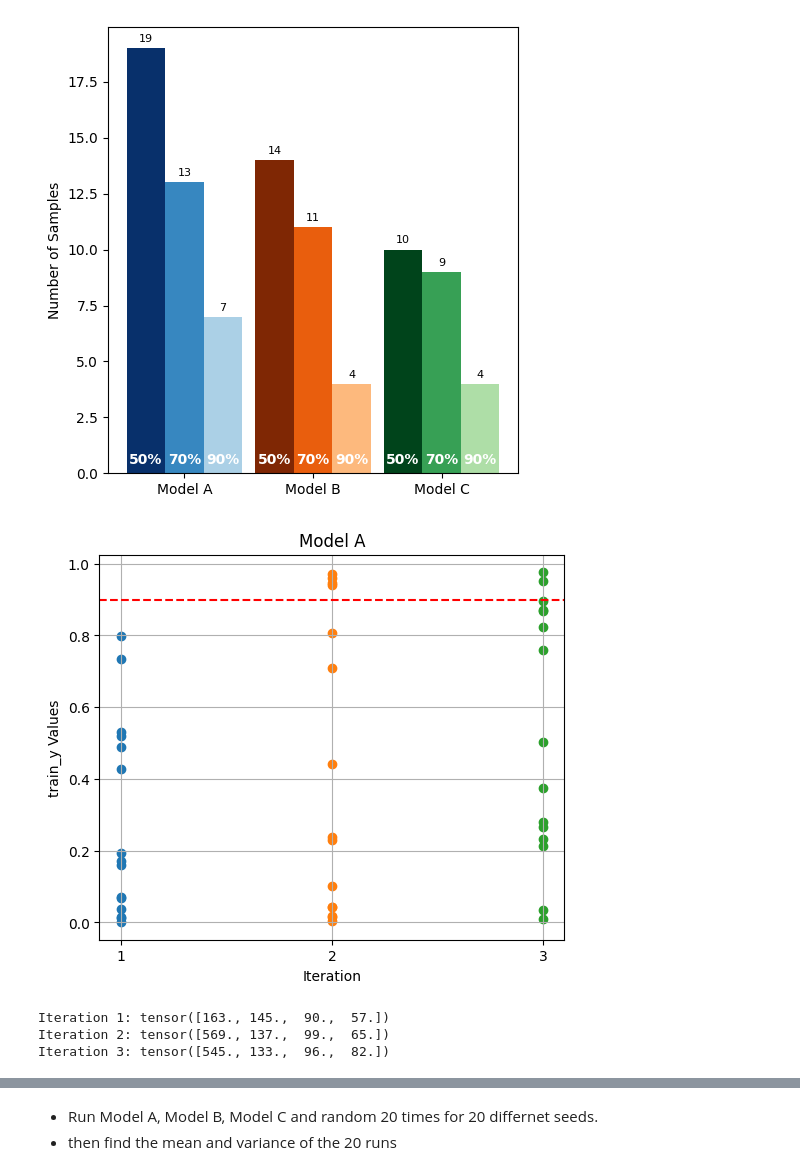
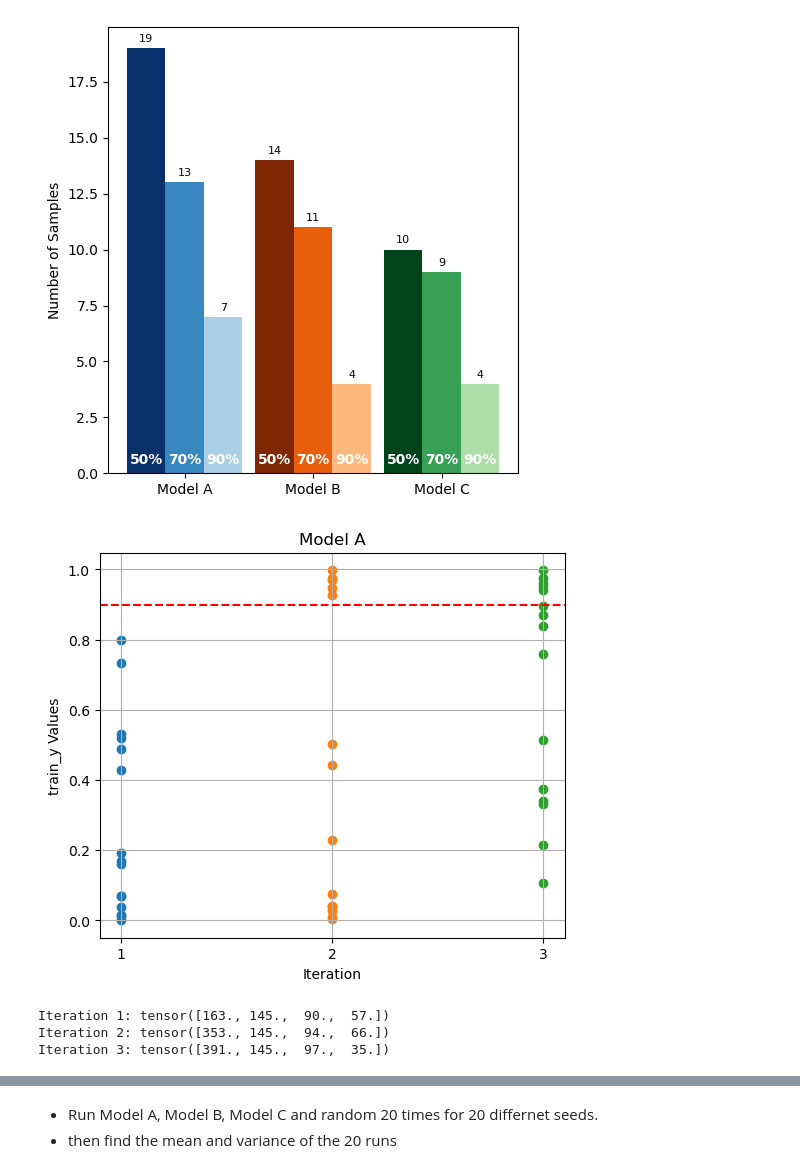
Before and after one commit to uwsunlab/BO-RFB, a Jupyter notebook: PoolBased/ComparisonTesting/querybasedPool.ipynb, the cells around one changed output, grey strips where cells are left out. Saved outputs shown, nothing was run; the diff lists cells and outputs as text; code cells hidden in the pictures.

Commit message:
Figures

```diff
--- a/PoolBased/ComparisonTesting/querybasedPool.ipynb
+++ b/PoolBased/ComparisonTesting/querybasedPool.ipynb
@@ -177,45 +177,45 @@ def BO_loop_ModelA(gp_model,train_nx, train_y,train_yvar, x_all, y_all, yvar_all
     return gp_model, train_nx, train_y, train_yvar
 # %%
 
-gp_modeA, train_nA, train_yA, train_yvaA = BO_loop_ModelA(gp_model, nx_train, y_train, y_train_var, x_input_new, y_output_new ,yvar_output_new, iterations = iterations)
+gp_modelA, train_nA, train_yA, train_yvaA = BO_loop_ModelA(gp_model, nx_train, y_train, y_train_var, x_input_new, y_output_new ,yvar_output_new, iterations = iterations)
 
 train_xA = unnormalize(train_nA, original_bounds)
 # Step 2: Initialize Plotting class
 variable_combinations = [('time', 'sulf', 'anly'), ('theta', 'r', 't'), ('n', 't', 'theta')]
-plotting = Plotting(gp_modeA, variable_combinations=variable_combinations)
+plotting = Plotting(gp_modelA, variable_combinations=variable_combinations,select='Gaussian')
 
 combination = variable_combinations[0]
 
 minmax = [y_train.min(), y_train.max()]
 # plotting.sliced_plotting('ModelA',combination, minmax)
 
 # Split train_y intoA iterations, each containingA points
 
 points_per_iteration = batch_size
 split_data = [train_yA[i * points_per_iteration:(i + 1) * points_per_iteration] for i in range(iterations)]
 split_datax = [train_xA[i * points_per_iteration:(i + 1) * points_per_iteration] for i in range(iterations)]
 
 # Plot the points vertically
 plt.figure(figsize=(6, 5))
 for i, data in enumerate(split_data):
     plt.scatter([i + 1] * len(data), data.numpy(), label=f'Iteration {i + 1}')
 
 plt.xlabel('Iteration')
 plt.ylabel('train_y Values')
 plt.title('Model A')
 plt.xticks(range(1, iterations + 1))
 plt.axhline(y=0.9, color='red', linestyle='--', label='y=0.9')
 # plt.legend()
 plt.grid(True)
 plt.show()
 argmax_indices = [data.argmax().item() for data in split_data]
 for i, idx in enumerate(argmax_indices):
     print(f"Iteration {i + 1}: {split_datax[i][idx]}")
 # %% [output]
-[figure, old version]
+[figure, new version]
 Iteration 1: tensor([163., 145.,  90.,  57.])
-Iteration 2: tensor([569., 137.,  99.,  65.])
-Iteration 3: tensor([545., 133.,  96.,  82.])
+Iteration 2: tensor([353., 145.,  94.,  66.])
+Iteration 3: tensor([391., 145.,  97.,  35.])
 # %%
 def BO_loop_ModelB(gp_model,train_nx, train_y,train_yvar, x_all, y_all, yvar_all,iterations=5):
     query = PoolObjectives(x_all, y_all, yvar_all, columns=['time', 'temp', 'sulf', 'anly'])
```
Also changed, not shown: parts of 14 cells of this notebook, 3 other files.
